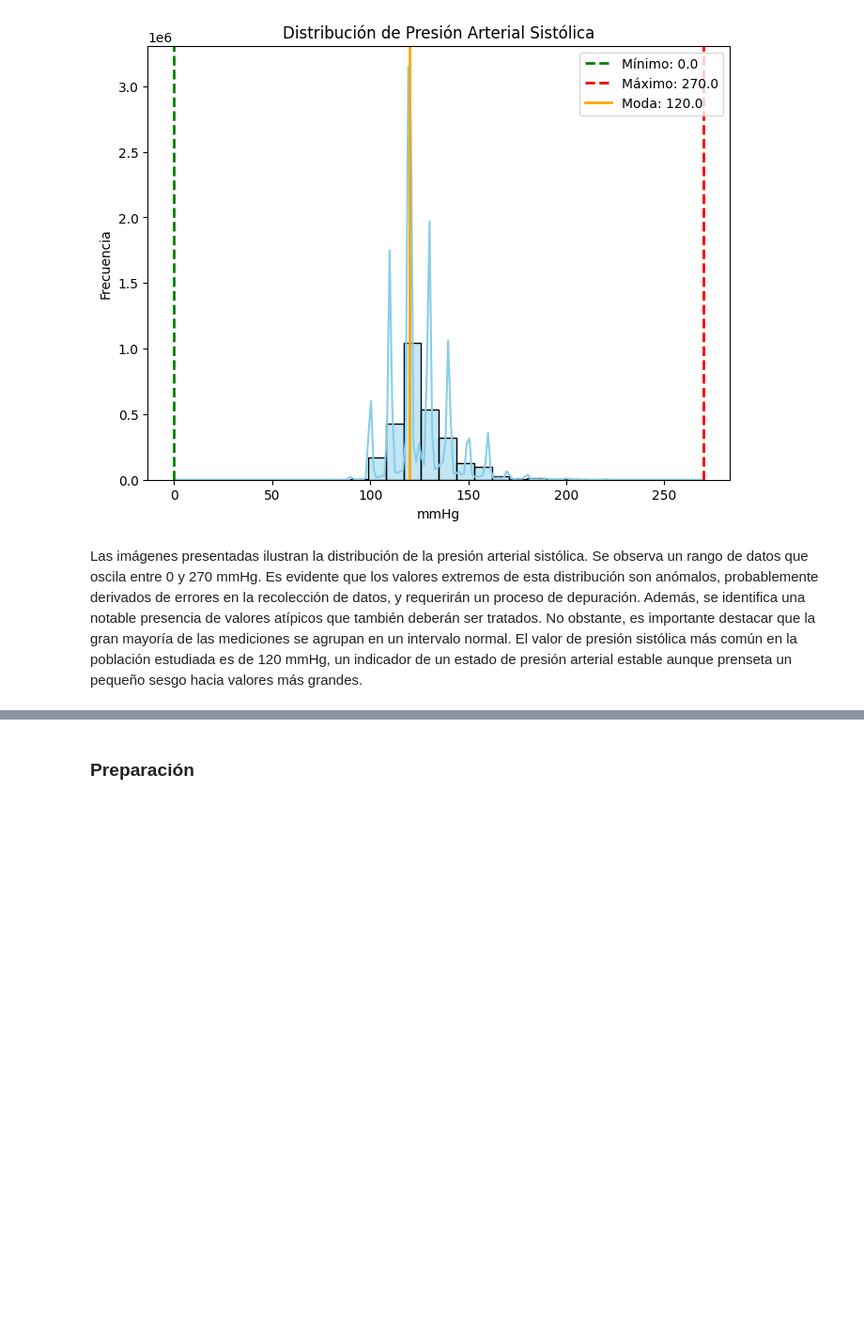
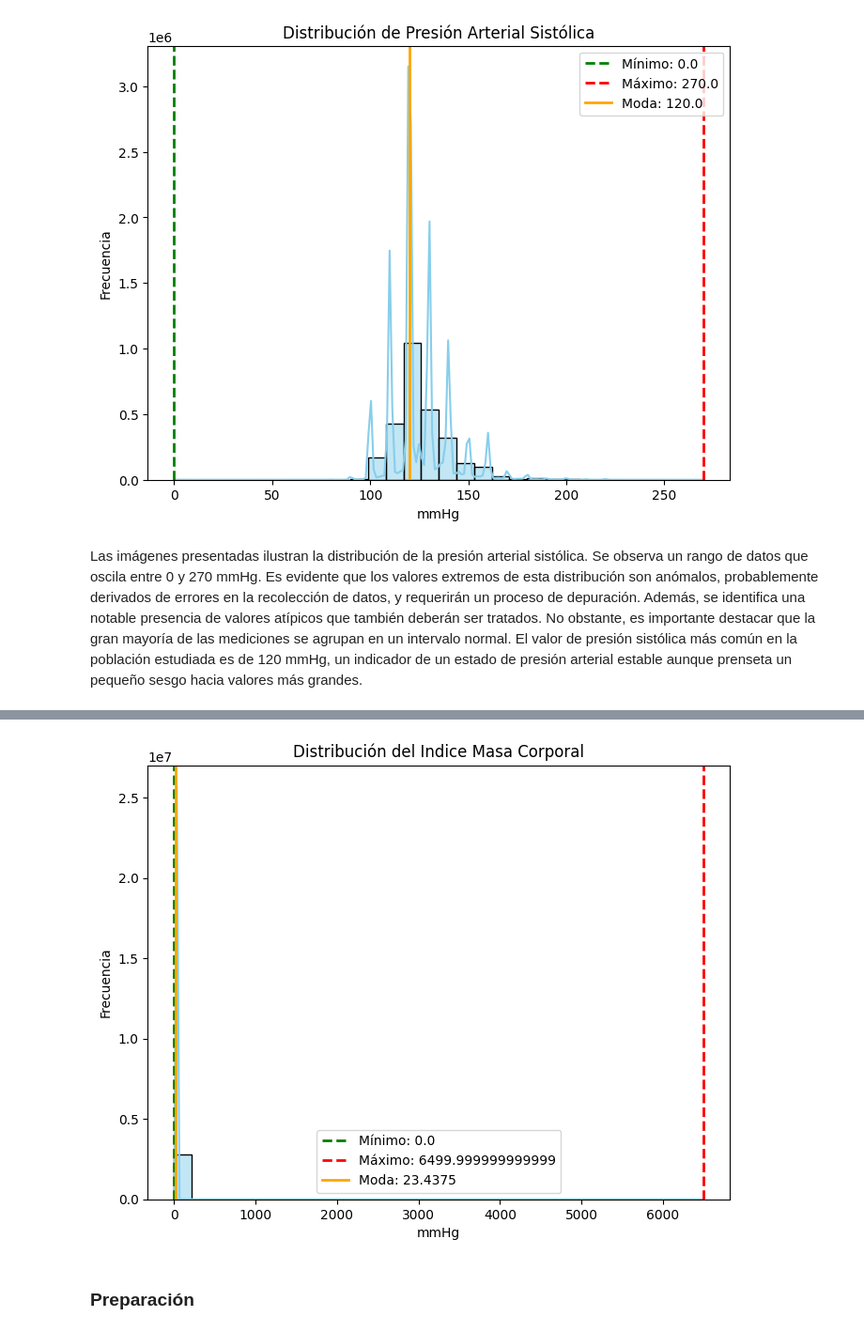
Before and after one commit to elkofix/cardiac-risk-db, a Jupyter notebook: explorative_data_analysis.ipynb, the cells around one changed output, grey strips where cells are left out. Shown at 94% size. Saved outputs shown, nothing was run; the diff lists cells and outputs as text; code cells hidden in the pictures; blank space fills up the shorter version.

```diff
--- a/explorative_data_analysis.ipynb
+++ b/explorative_data_analysis.ipynb
@@ -126,3 +181,27 @@ Las imágenes presentadas ilustran la distribución de la presión arterial sist
+# %%
+import seaborn as sns
+import matplotlib.pyplot as plt
+import numpy as np
+from scipy import stats
+
+min_val = df['Indice Masa Corporal = Peso/talla Al Cuadrado'].min()
+max_val = df['Indice Masa Corporal = Peso/talla Al Cuadrado'].max()
+mode_val = stats.mode(df['Indice Masa Corporal = Peso/talla Al Cuadrado'], keepdims=True)[0][0]  # moda
+
+plt.figure(figsize=(8,6))
+sns.histplot(df['Indice Masa Corporal = Peso/talla Al Cuadrado'], bins=30, kde=True, color="skyblue")
+
+plt.axvline(min_val, color='green', linestyle='--', linewidth=2, label=f'Mínimo: {min_val}')
+plt.axvline(max_val, color='red', linestyle='--', linewidth=2, label=f'Máximo: {max_val}')
+plt.axvline(mode_val, color='orange', linestyle='-', linewidth=2, label=f'Moda: {mode_val}')
+
+plt.title('Distribución del Indice Masa Corporal')
+plt.xlabel('mmHg')
+plt.ylabel('Frecuencia')
+plt.legend()
+plt.show()
+# %% [output]
+[figure, added]
 # %% [markdown]
 ### Preparación
 # %% [markdown]
```
Also changed, not shown: parts of 9 cells of this notebook.
